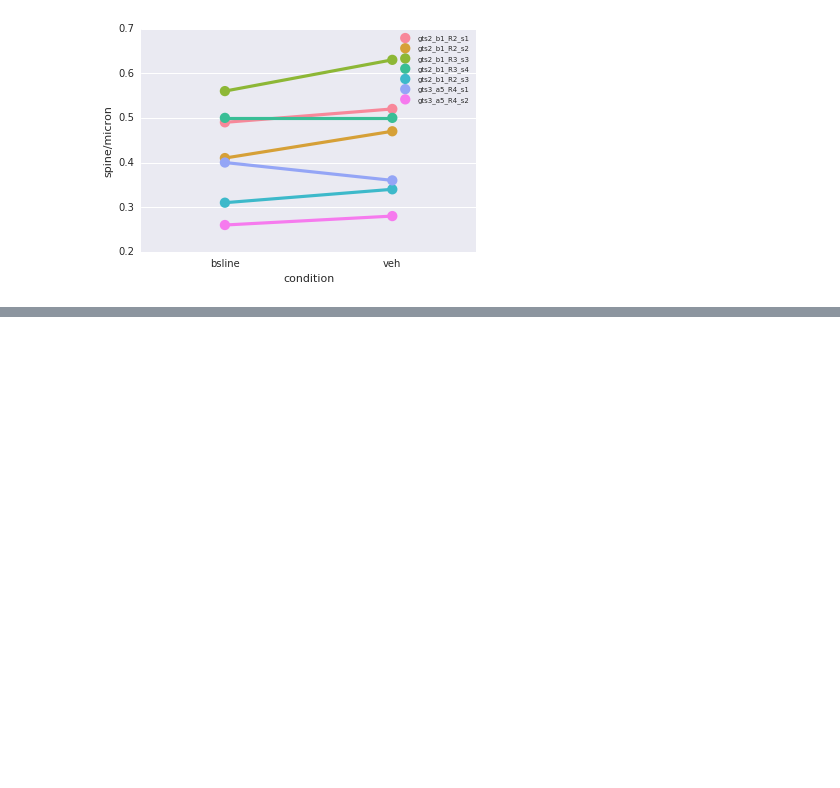
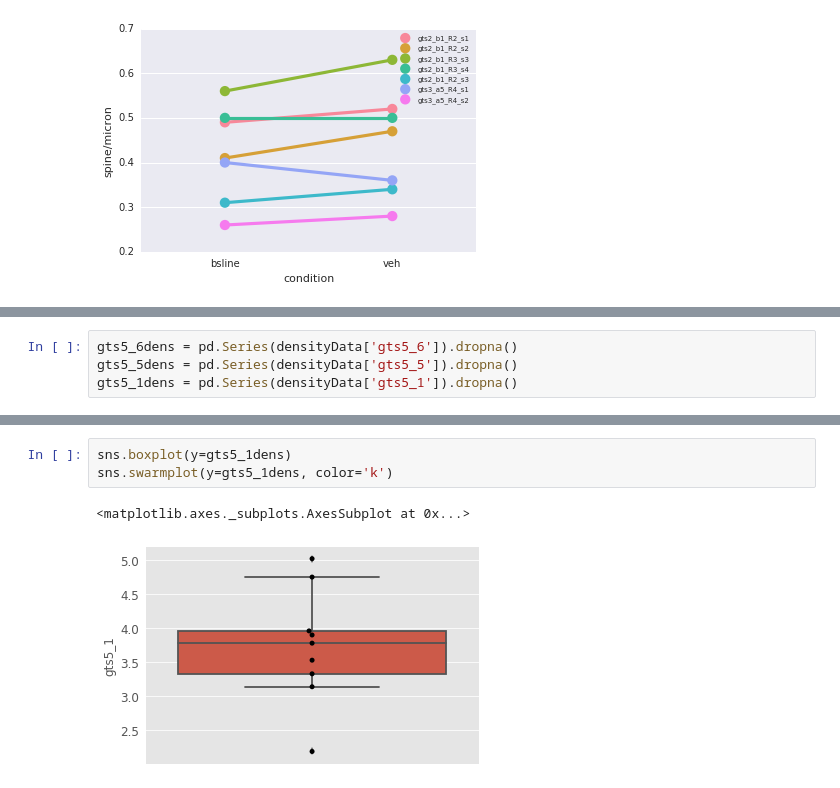
Before and after one commit to GergelyTuri/code, a Jupyter notebook: structuralDataPlotting.ipynb, the cells around one changed output, grey strips where cells are left out. Drawn from its saved outputs; the diff is of its cells as text; blank space fills up the shorter version.

```diff
--- a/structuralDataPlotting.ipynb
+++ b/structuralDataPlotting.ipynb
@@ -76,0 +193,4 @@ leg = ax.legend(loc='upper right', fontsize='xx-small')
+# %%
+gts5_6dens = pd.Series(densityData['gts5_6']).dropna()
+gts5_5dens = pd.Series(densityData['gts5_5']).dropna()
+gts5_1dens = pd.Series(densityData['gts5_1']).dropna()
@@ -76,0 +214,6 @@ leg = ax.legend(loc='upper right', fontsize='xx-small')
+# %%
+sns.boxplot(y=gts5_1dens)
+sns.swarmplot(y=gts5_1dens, color='k')
+# %% [output]
+<matplotlib.axes._subplots.AxesSubplot at 0x...>
+[figure, added]
```
Also changed, not shown: parts of 42 cells of this notebook, 5 other files.
